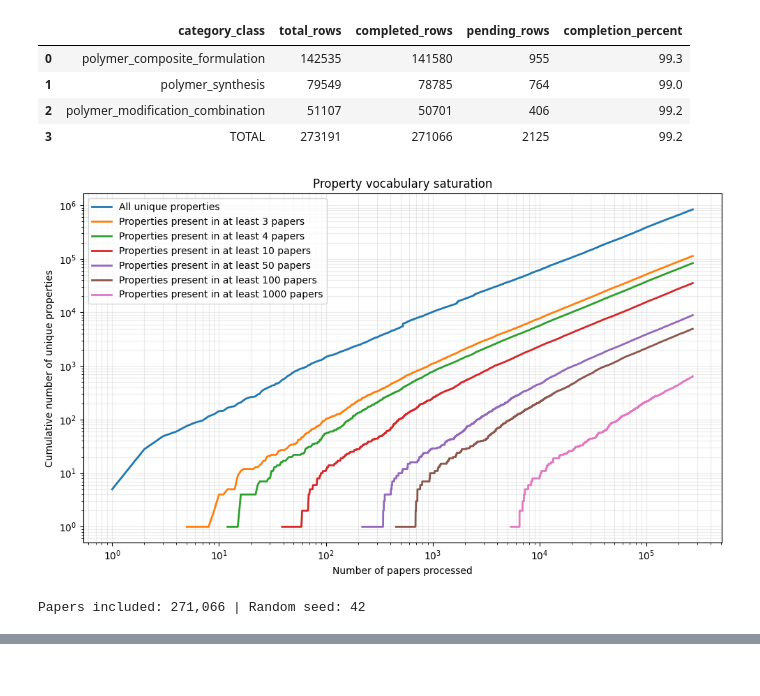
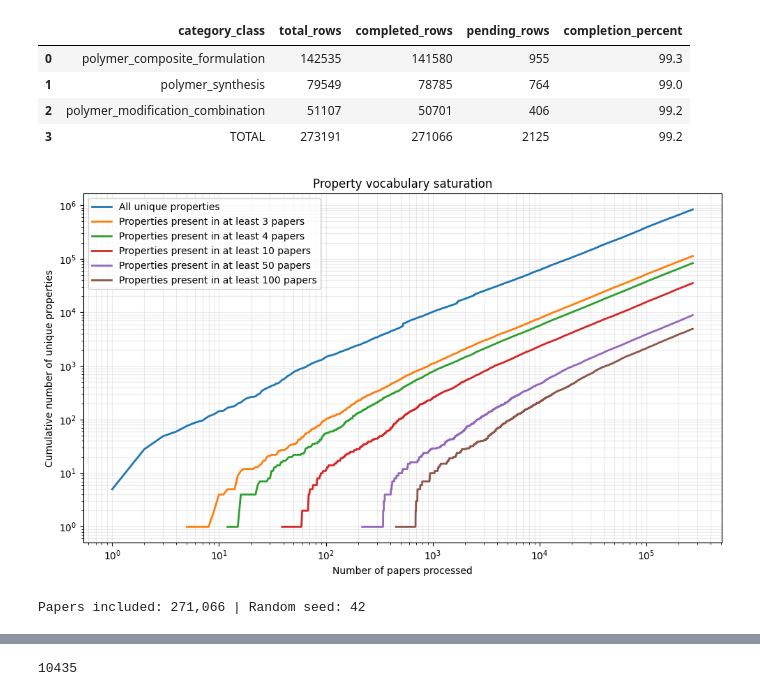
Before and after one commit to kevingeo11/synth_extract, a Jupyter notebook: discovery/discovery_analysis.ipynb, the cells around one changed output, grey strips where cells are left out. Cells and saved outputs as stored; diff of their text form; code cells hidden in the pictures.

```diff
--- a/discovery/discovery_analysis.ipynb
+++ b/discovery/discovery_analysis.ipynb
@@ -101,18 +103,9 @@ Database: /Users/kevinge/Work/Data Extraction/synth_extract/data/discovery_works
 | 2 | polymer_modification_combination | 51107 | 50701 | 406 | 99.2 |
 | 3 | TOTAL | 273191 | 271066 | 2125 | 99.2 |
 # %%
-# Vocabulary saturation / species accumulation curves.
+## Vocabulary saturation / species accumulation curves.
 
-from collections import Counter
-from contextlib import closing
-import json
-import random
-import sqlite3
-
-import matplotlib.pyplot as plt
-import pandas as pd
-
-paper_count_thresholds = (3, 4, 10, 50, 100, 1000)
+paper_count_thresholds = (3, 4, 10, 50, 100)
 random_seed = 42
 database_uri = f"{discovery_db_path.as_uri()}?mode=ro"
 with closing(sqlite3.connect(database_uri, uri=True, timeout=60)) as conn:
@@ -204,34 +197,34 @@ for threshold in paper_count_thresholds:
         label=f"Properties present in at least {threshold} papers",
     )
 
 ax.set_xlabel("Number of papers processed")
 ax.set_ylabel("Cumulative number of unique properties")
 ax.set_title("Property vocabulary saturation")
 ax.set_xscale("log")
 ax.set_yscale("log")
 ax.grid(alpha=0.25, which="both")
 ax.legend()
 fig.tight_layout()
 plt.show()
 
 property_saturation_data = {
     "papers_processed": paper_numbers,
     "cumulative_unique_properties": cumulative_unique_properties,
 }
 for threshold in paper_count_thresholds:
     property_saturation_data[
         f"cumulative_properties_in_at_least_{threshold}_papers"
     ] = cumulative_properties_by_threshold[threshold]
 
 property_saturation_curve = pd.DataFrame(property_saturation_data)
 
 print(
     f"Papers included: {len(property_json_by_uid):,} | "
     f"Random seed: {random_seed}"
 )
 property_saturation_curve.tail()
 # %% [output]
-[figure, old version]
+[figure, new version]
 Papers included: 271,066 | Random seed: 42
 |  | papers_processed | cumulative_unique_properties | cumulative_properties_in_at_least... | cumulative_properties_in_at_least... | ... |
 | 271062 | 271062 | 835030 | 113166 | 83170 | ... |
@@ -245,9 +238,11 @@ for paper_number, properties in enumerate(
     property_json_by_uid.values(),
     start=1,
 ):
-    if "viscosity" in properties and "Mn" in properties and "Mw" in properties:
+    if "ionic conductivity" in properties:
         c += 1
 
 print(c)
+# %% [output]
+10435
 # %%
 # Most prevalent properties by number of papers.
```
Also changed, not shown: parts of 13 cells of this notebook, 1 other file.
